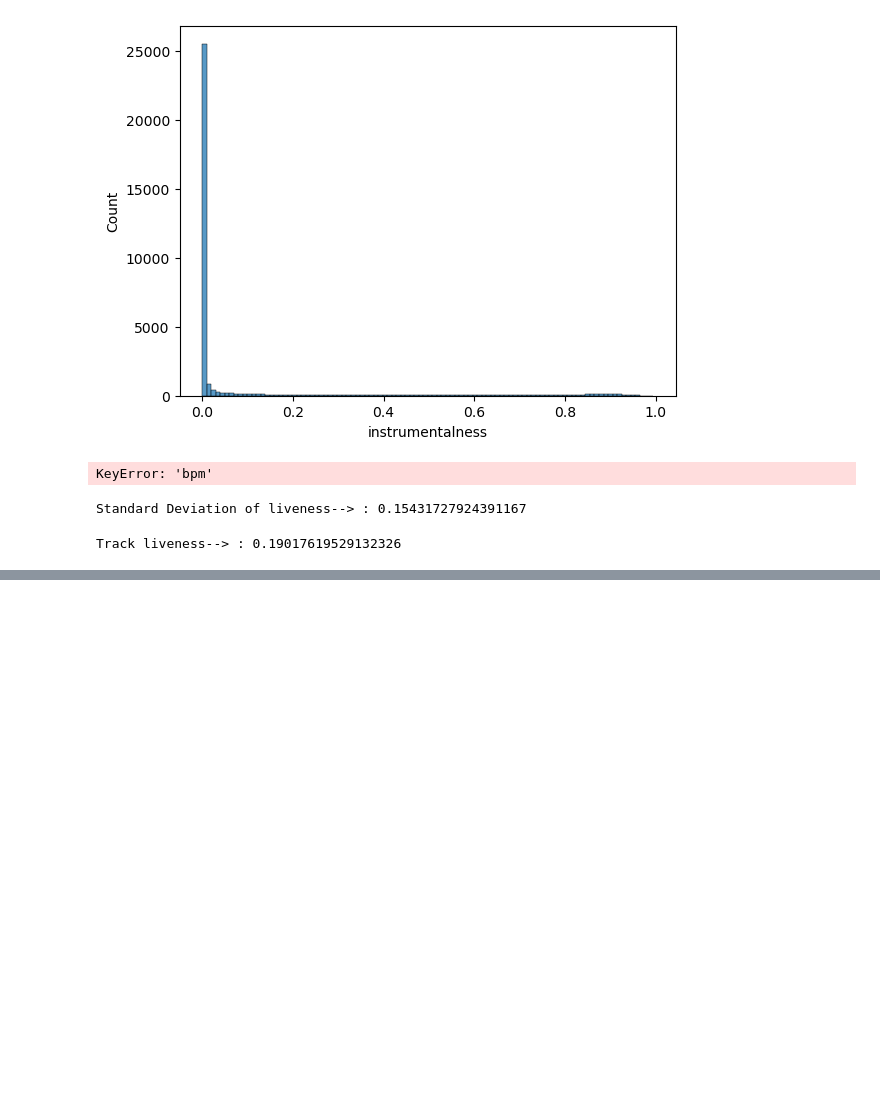
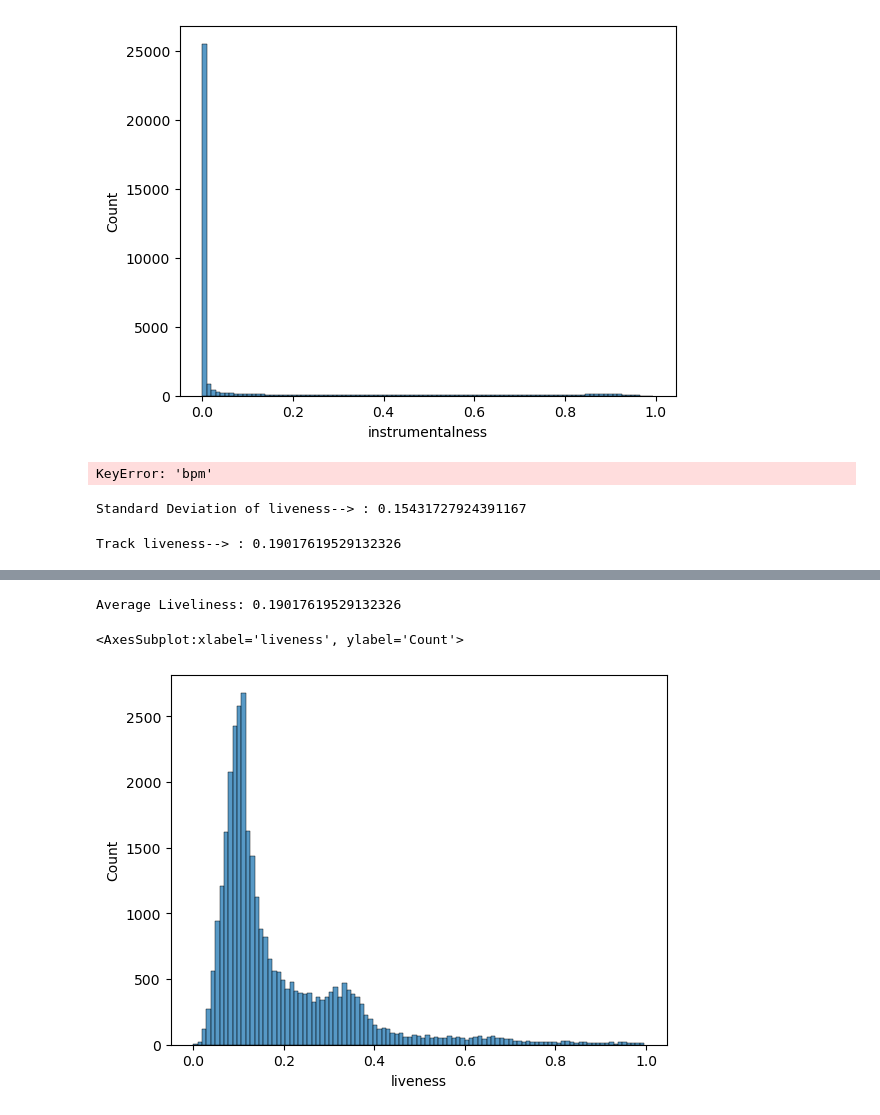
Before and after one commit to Google-Stein/CCIC-Artificial-Intelligence, a Jupyter notebook: Semester 1/Spotify/spotify_songs.csv Mathematical Analyzation.ipynb, the cells around one changed output, grey strips where cells are left out. Drawn from its saved outputs; the diff is of its cells as text; code cells hidden in the pictures; blank space fills up the shorter version.

```diff
--- a/Semester 1/Spotify/spotify_songs.csv Mathematical Analyzation.ipynb
+++ b/Semester 1/Spotify/spotify_songs.csv Mathematical Analyzation.ipynb
@@ -174,0 +248,14 @@ Track liveness--> : 0.19017619529132326
+# %%
+def avgliveness(column):
+    return(column.mean())
+
+liveness = avg(data['liveness'])
+
+print("Average Liveliness:", liveness)
+# %% [output]
+Average Liveliness: 0.19017619529132326
+# %%
+sns.histplot(data=data, x='liveness', kde=False)
+# %% [output]
+<AxesSubplot:xlabel='liveness', ylabel='Count'>
+[figure, added]
```
Also changed, not shown: parts of 11 cells of this notebook.
